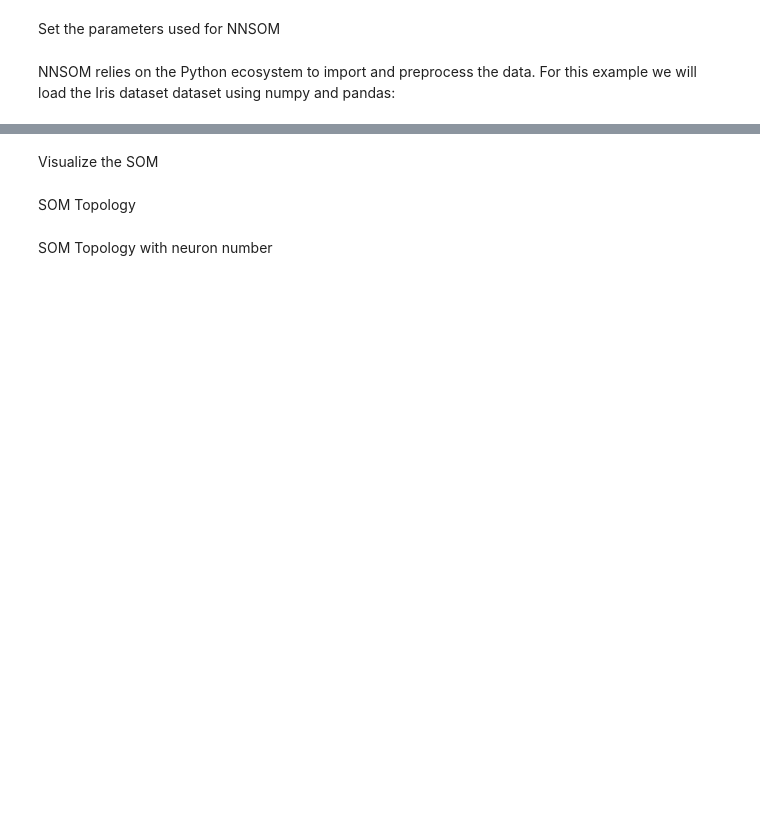
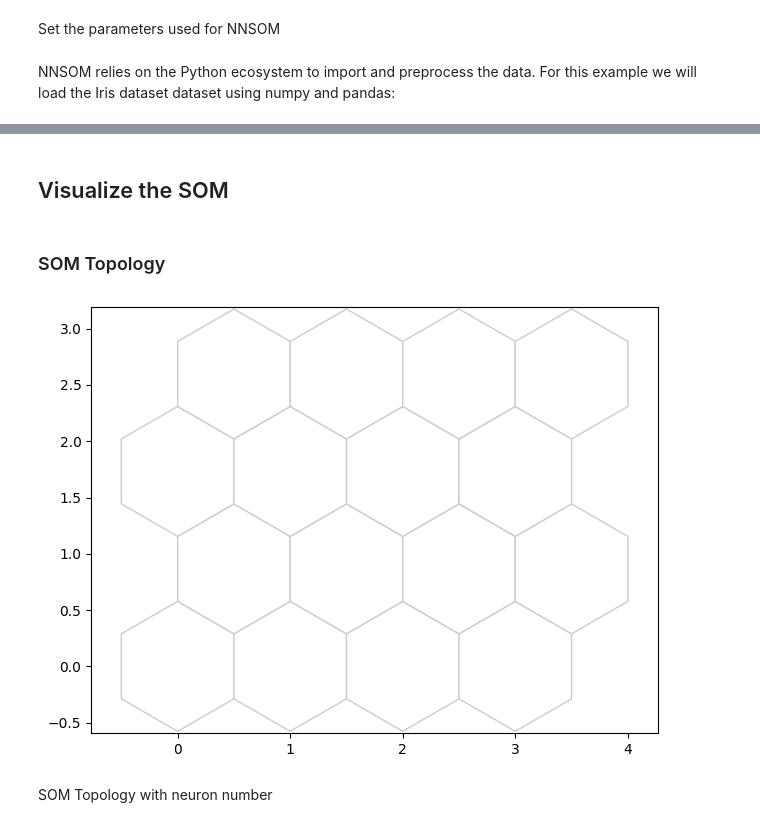
Before and after one commit to amir-jafari/SOM, a Jupyter notebook: examples/Tabular/Iris/notebook/Iris_training.ipynb, the cells around one changed output, grey strips where cells are left out. Cells and saved outputs as stored; diff of their text form; code cells hidden in the pictures; blank space fills up the shorter version.

```diff
--- a/examples/Tabular/Iris/notebook/Iris_training.ipynb
+++ b/examples/Tabular/Iris/notebook/Iris_training.ipynb
@@ -44,7 +49,6 @@ y = iris.target
 X = X[rng.permutation(len(X))]
 y = y[rng.permutation(len(X))]
 
+# Define the normalize funciton
 scaler = MinMaxScaler(feature_range=(-1, 1))
-X_scaled = scaler.fit_transform(X)
-X = np.transpose(X_scaled)
 # %% [markdown]
@@ -52,6 +58,6 @@ Training SOM. We will use SOMPlots which is child class of SOM because we want t
 # %%
 som = SOMPlots(Dimensions)
-som.init_w(X)
-som.train(X, Init_neighborhood, Epochs, Steps)
+som.init_w(X, norm_func=scaler.fit_transform)
+som.train(X, Init_neighborhood, Epochs, Steps, norm_func=scaler.fit_transform)
 # %% [output]
 Beginning Initialization
@@ -103,7 +132,5 @@ som.distortion_error(X)
 # %% [markdown]
-Visualize the SOM
+## Visualize the SOM
 # %%
 import matplotlib.pyplot as plt
 %matplotlib inline
-# %% [markdown]
-SOM Topology
@@ -110,6 +143,10 @@ SOM Topology
+# %% [markdown]
+### SOM Topology
 # %%
-fig, ax, patches = som.plt_top()
+fig, ax, patches = som.plot('top')
 plt.show()
+# %% [output]
+[figure, added]
 # %% [markdown]
 SOM Topology with neuron number
 # %%
```
Also changed, not shown: parts of 23 cells of this notebook.
